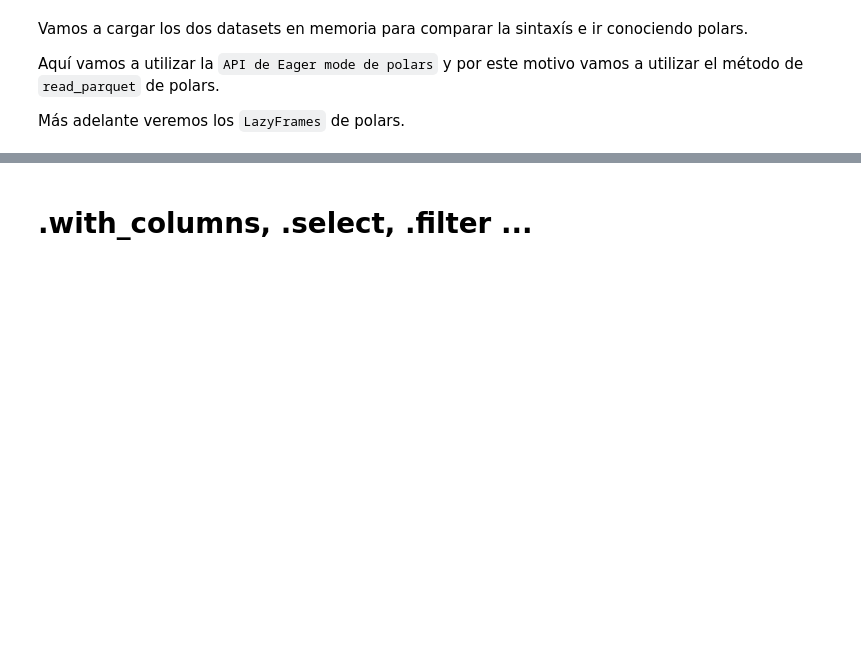
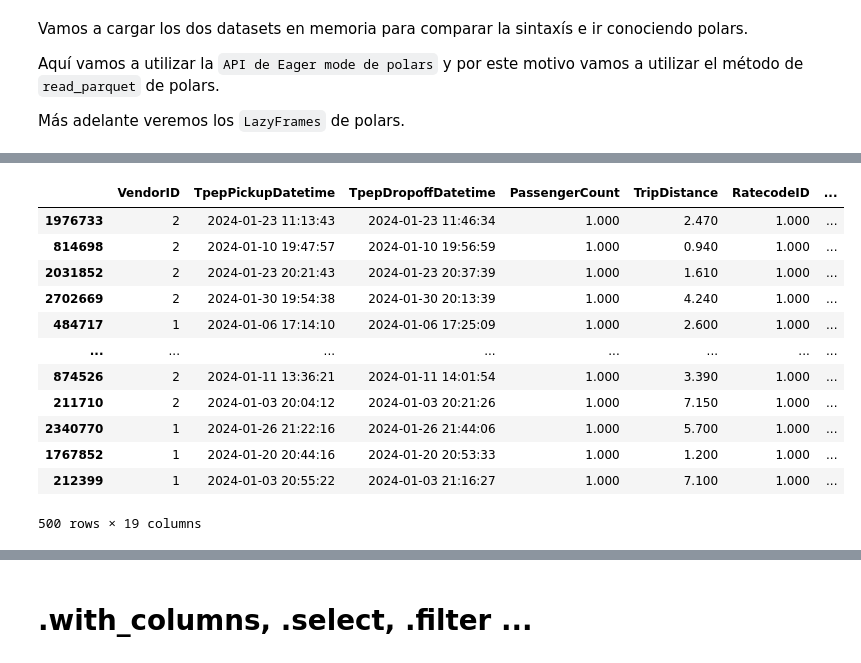
Before and after one commit to nicopyds/polanyt, a Jupyter notebook: Workshop_Polars_vs_Pandas_Hands_On.ipynb, the cells around one changed output, grey strips where cells are left out. Cells and saved outputs as stored; diff of their text form; code cells hidden in the pictures; blank space fills up the shorter version.

```diff
--- a/Workshop_Polars_vs_Pandas_Hands_On.ipynb
+++ b/Workshop_Polars_vs_Pandas_Hands_On.ipynb
@@ -190,5 +392,20 @@ Más adelante veremos los `LazyFrames` de polars.
 # %%
 # sacar una muestra del dataset
 # pandas
+pddf.sample(500)
+# %% [output]
+|  | VendorID | TpepPickupDatetime | TpepDropoffDatetime | PassengerCount | TripDistance | RatecodeID | ... |
+| 1976733 | 2 | 2024-01-23 11:13:43 | 2024-01-23 11:46:34 | 1.000 | 2.470 | 1.000 | ... |
+| 814698 | 2 | 2024-01-10 19:47:57 | 2024-01-10 19:56:59 | 1.000 | 0.940 | 1.000 | ... |
+| 2031852 | 2 | 2024-01-23 20:21:43 | 2024-01-23 20:37:39 | 1.000 | 1.610 | 1.000 | ... |
+| 2702669 | 2 | 2024-01-30 19:54:38 | 2024-01-30 20:13:39 | 1.000 | 4.240 | 1.000 | ... |
+| 484717 | 1 | 2024-01-06 17:14:10 | 2024-01-06 17:25:09 | 1.000 | 2.600 | 1.000 | ... |
+| ... | ... | ... | ... | ... | ... | ... | ... |
+| 874526 | 2 | 2024-01-11 13:36:21 | 2024-01-11 14:01:54 | 1.000 | 3.390 | 1.000 | ... |
+| 211710 | 2 | 2024-01-03 20:04:12 | 2024-01-03 20:21:26 | 1.000 | 7.150 | 1.000 | ... |
+| 2340770 | 1 | 2024-01-26 21:22:16 | 2024-01-26 21:44:06 | 1.000 | 5.700 | 1.000 | ... |
+| 1767852 | 1 | 2024-01-20 20:44:16 | 2024-01-20 20:53:33 | 1.000 | 1.200 | 1.000 | ... |
+| 212399 | 1 | 2024-01-03 20:55:22 | 2024-01-03 21:16:27 | 1.000 | 7.100 | 1.000 | ... |
+500 rows × 19 columns
 # %%
 # polars
```
Also changed, not shown: parts of 61 cells of this notebook, 2 other files.
